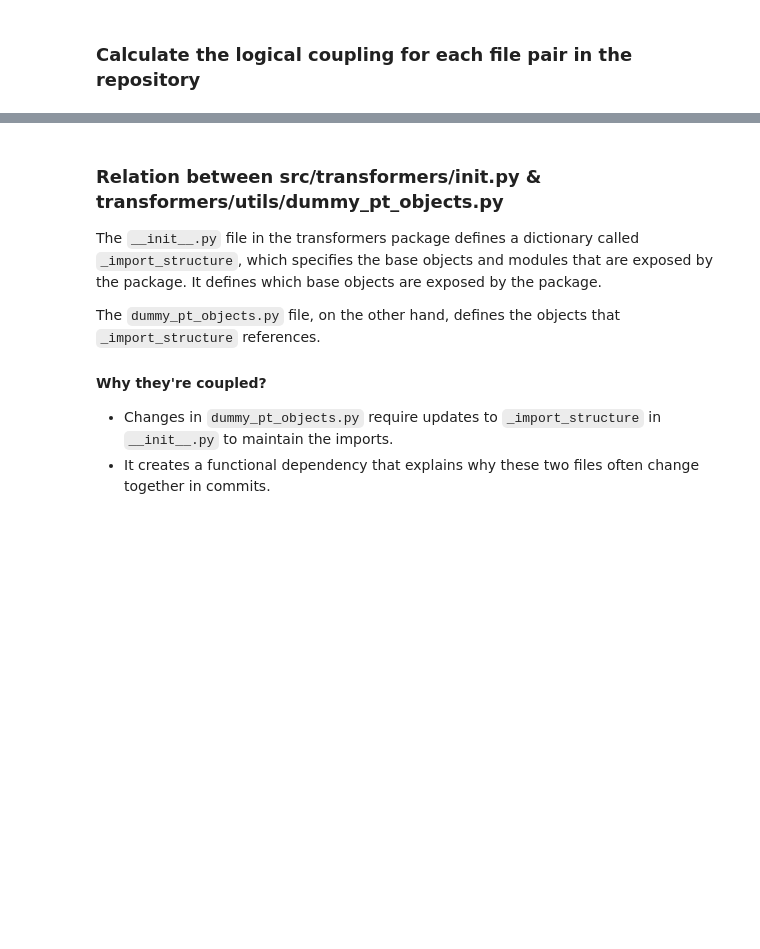
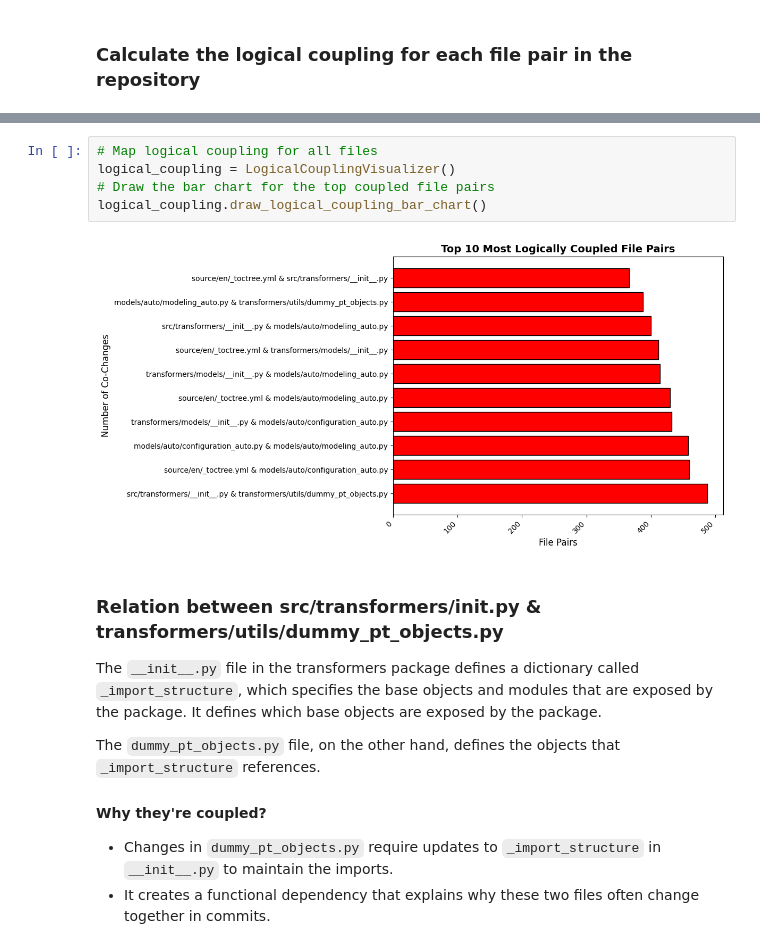
Before and after one commit to Cindylliu/FSS_Assignment_1, a Jupyter notebook: assignment.ipynb, the cells around one changed output, grey strips where cells are left out. Drawn from its saved outputs; the diff is of its cells as text; blank space fills up the shorter version.

```diff
--- a/assignment.ipynb
+++ b/assignment.ipynb
@@ -661,3 +669,10 @@ draw_logical_coupling_bar_chart(top_coupled_pairs, True)
+# %%
+# Map logical coupling for all files
+logical_coupling = LogicalCouplingVisualizer()
+# Draw the bar chart for the top coupled file pairs
+logical_coupling.draw_logical_coupling_bar_chart()
+# %% [output]
+[figure, added]
 # %% [markdown]
 ### Relation between src/transformers/__init__.py & transformers/utils/dummy_pt_objects.py
 
```
Also changed, not shown: parts of 12 cells of this notebook.
